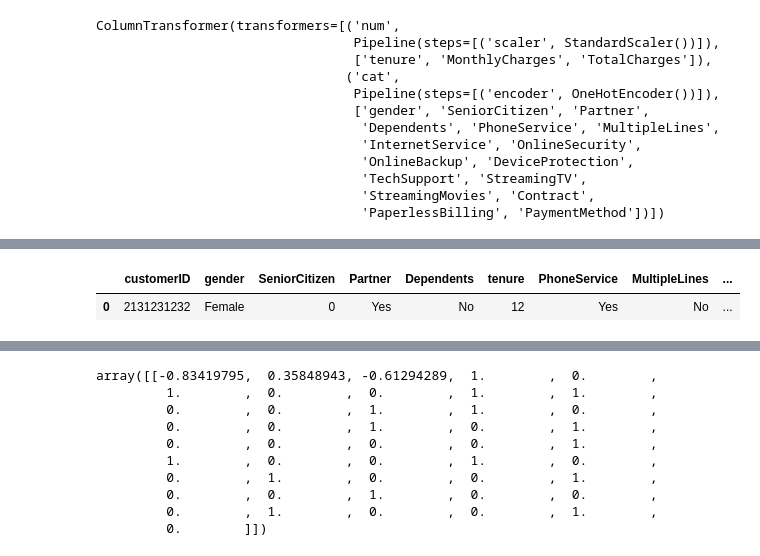
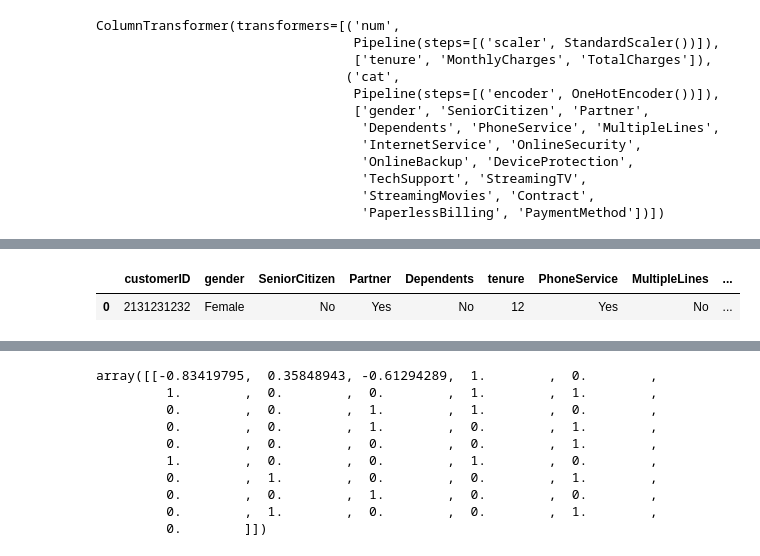
Before and after one commit to faridkhan5/Customer-Churn-Prediction, a Jupyter notebook: notebooks/customer_churn_prediction.ipynb, the cells around one changed output, grey strips where cells are left out. Saved outputs shown, nothing was run; the diff lists cells and outputs as text; code cells hidden in the pictures.

```diff
--- a/notebooks/customer_churn_prediction.ipynb
+++ b/notebooks/customer_churn_prediction.ipynb
@@ -729,31 +752,31 @@ RandomForestClassifier(max_depth=5, max_samples=0.75)
 # %%
 input_data = {
     'customerID': '2131231232',
     'gender': 'Female',
-    'SeniorCitizen': 0,
+    'SeniorCitizen': 'No',
     'Partner': 'Yes',
     'Dependents': 'No',
     'tenure': 12,
     'PhoneService': 'Yes',
     'MultipleLines': 'No',
     'InternetService': 'Fiber optic',
     'OnlineSecurity': 'No',
     'OnlineBackup': 'Yes',
     'DeviceProtection': 'No',
     'TechSupport': 'No',
     'StreamingTV': 'No',
     'StreamingMovies': 'No',
     'Contract': 'Month-to-month',
     'PaperlessBilling': 'Yes',
     'PaymentMethod': 'Electronic check',
     'MonthlyCharges': 75.65,
     'TotalCharges': 900
 }
 
 input_data_df = pd.DataFrame([input_data])
 input_data_df
 # %% [output]
 |  | customerID | gender | SeniorCitizen | Partner | Dependents | tenure | PhoneService | MultipleLines | ... |
-| 0 | 2131231232 | Female | 0 | Yes | No | 12 | Yes | No | ... |
+| 0 | 2131231232 | Female | No | Yes | No | 12 | Yes | No | ... |
 # %%
 input_data_df.drop('customerID', axis=1, inplace=True)
```
Also changed, not shown: parts of 30 cells of this notebook, 2 other files.
